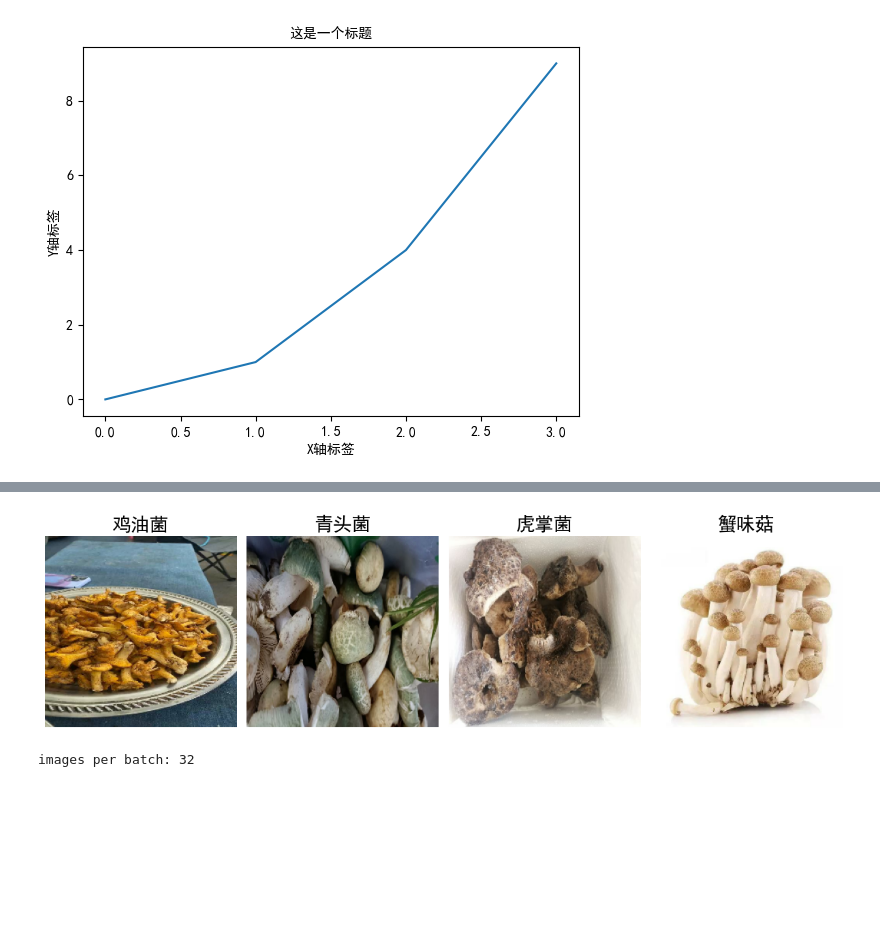
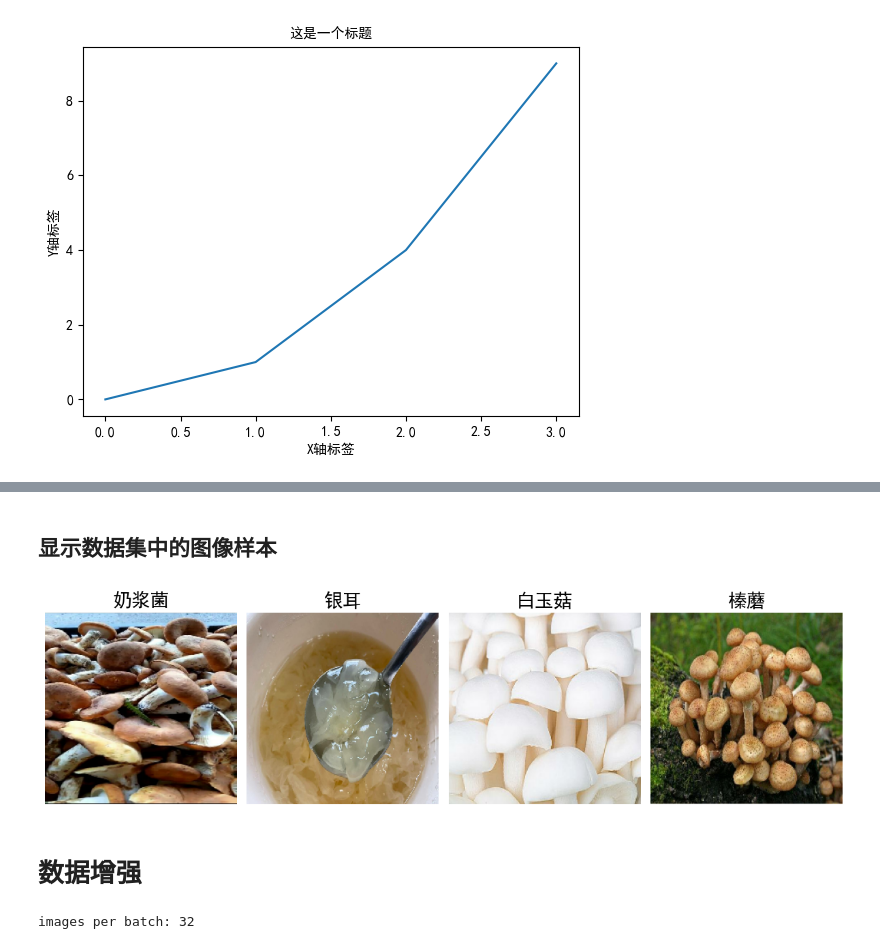
Before and after one commit to caijihuize/Mushroom_Classification, a Jupyter notebook: step2_dataClean.ipynb, the cells around one changed output, grey strips where cells are left out. Drawn from its saved outputs; the diff is of its cells as text; code cells hidden in the pictures; blank space fills up the shorter version.

```diff
--- a/step2_dataClean.ipynb
+++ b/step2_dataClean.ipynb
@@ -99,10 +132,13 @@ plt.show()
 # %%
 import tensorflow as tf
 
-dataset = tf.keras.preprocessing.image_dataset_from_directory(
-    dataset_path,
+# 加载和准备图像数据集
+train_dataset, validation_dataset = tf.keras.preprocessing.image_dataset_from_directory(
+    directory=dataset_path,
     image_size=(224, 224),
     batch_size=32,
+    validation_split=0.1,
+    subset='both',
     label_mode='categorical',
     seed=21
 )
@@ -110,0 +151,25 @@ Found 6188 files belonging to 36 classes.
+# %%
+import numpy as np
+
+# 获取类别名称
+class_names = train_dataset.class_names
+
+# 初始化字典用于存储每种类别的图像数量
+train_category_counts = {name: 0 for name in categories.values()}
+validation_category_counts = {name: 0 for name in categories.values()}
+
+# 统计训练集中的图像数量
+for images, labels in train_dataset:
+    for label in labels.numpy():
+        category_name = class_names[np.argmax(label)]
+        train_category_counts[categories[category_name]] += 1
+
+# 统计验证集中的图像数量
+for images, labels in validation_dataset:
+    for label in labels.numpy():
+        category_name = class_names[np.argmax(label)]
+        validation_category_counts[categories[category_name]] += 1
+
+
+print("训练集类别图像数量统计:", train_category_counts)
+print("验证集类别图像数量统计:", validation_category_counts)
@@ -111,28 +230,35 @@ Found 6188 files belonging to 36 classes.
+# %% [markdown]
+## 显示数据集中的图像样本
 # %%
-import numpy as np
+# 获取类别名称
+class_names = train_dataset.class_names
 
-class_names = dataset.class_names
+# 设置要显示的图像数量
 num_images_to_show = 4
 images_to_display = []
 labels_to_display = []
 
-for images, labels in dataset.take(1):
+# 从数据集中获取随机选择的图像和标签
+for images, labels in train_dataset.take(1):
     indices = np.random.choice(range(images.shape[0]), num_images_to_show, replace=False)
     for index in indices:
         images_to_display.append(images[index])
         labels_to_display.append(labels[index])
 
+# 创建图形并显示图像
 fig, axes = plt.subplots(1, num_images_to_show, figsize=(12, 4))
 for i, (image, label) in enumerate(zip(images_to_display, labels_to_display)):
     ax = axes[i]
     ax.imshow(image.numpy().astype("uint8"))
     ax.set_title(categories[class_names[np.argmax(label.numpy())]], fontsize=20)
     ax.axis("off")
 
 plt.tight_layout()
 plt.show()
 # %% [output]
-[figure, old version]
+[figure, new version]
+# %% [markdown]
+# 数据增强
 # %%
 # 定义数据增强的预处理层
 data_augmentation = tf.keras.Sequential([
```
Also changed, not shown: parts of 15 cells of this notebook.
